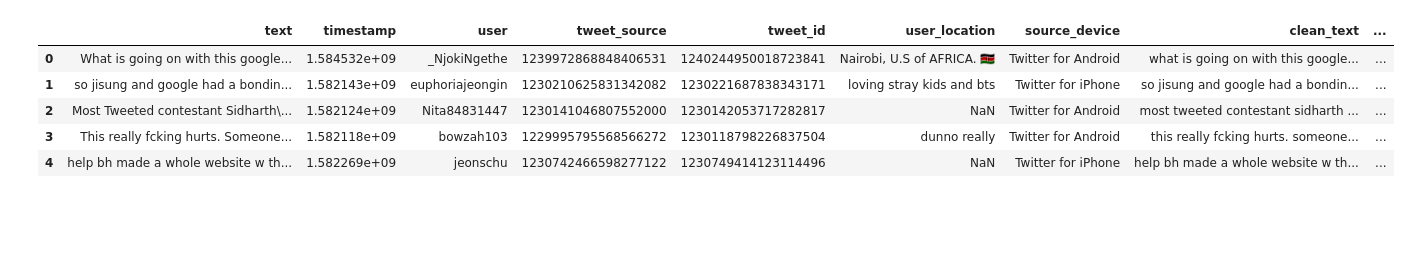
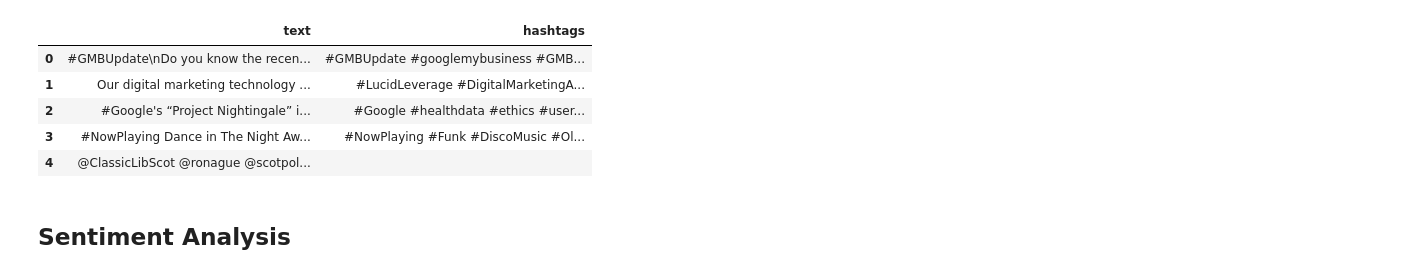
Before and after one commit to mukuz97/twitter_sentiment_analysis, a Jupyter notebook: Analysis/Analysis.ipynb, the cells around one changed output. Saved outputs shown, nothing was run; the diff lists cells and outputs as text; code cells hidden in the pictures; blank space fills up the shorter version.

```diff
--- a/Analysis/Analysis.ipynb
+++ b/Analysis/Analysis.ipynb
@@ -7,9 +8,10 @@ import re
 # %%
-IS_SAMPLE_ANALYSIS = True
+IS_SAMPLE_ANALYSIS = False
 TARGET = 'google'
 if IS_SAMPLE_ANALYSIS:
-    TARGET = 'sample_' + TARGET
+    TARGET += '_sample'
+FIGURE_SIZE = (12,7)
 # %%
 cols = ['text','timestamp','user','tweet_source','tweet_id','user_location','source_device']
-tweets = pd.read_csv('../data/google_sample.csv', names=cols)
+tweets = pd.read_csv('../data/' + TARGET + '.csv', names=cols)
 # %%
@@ -140,11 +145,13 @@ def get_hashtags(text):
 # %%
 tweets['hashtags'] = tweets['text'].apply(lambda x: get_hashtags(x))
 # %%
-tweets.head()
+tweets[['text','hashtags']].head()
 # %% [output]
-|  | text | timestamp | user | tweet_source | tweet_id | user_location | source_device | clean_text | ... |
-| 0 | What is going on with this google... | 1.584532e+09 | _NjokiNgethe | 1239972868848406531 | 1240244950018723841 | Nairobi, U.S of AFRICA. 🇰🇪 | Twitter for Android | what is going on with this google... | ... |
-| 1 | so jisung and google had a bondin... | 1.582143e+09 | euphoriajeongin | 1230210625831342082 | 1230221687838343171 | loving stray kids and bts | Twitter for iPhone | so jisung and google had a bondin... | ... |
-| 2 | Most Tweeted contestant Sidharth\... | 1.582124e+09 | Nita84831447 | 1230141046807552000 | 1230142053717282817 | NaN | Twitter for Android | most tweeted contestant sidharth ... | ... |
-| 3 | This really fcking hurts. Someone... | 1.582118e+09 | bowzah103 | 1229995795568566272 | 1230118798226837504 | dunno really | Twitter for Android | this really fcking hurts. someone... | ... |
-| 4 | help bh made a whole website w th... | 1.582269e+09 | jeonschu | 1230742466598277122 | 1230749414123114496 | NaN | Twitter for iPhone | help bh made a whole website w th... | ... |
+|  | text | hashtags |
+| 0 | #GMBUpdate\nDo you know the recen... | #GMBUpdate #googlemybusiness #GMB... |
+| 1 | Our digital marketing technology ... | #LucidLeverage #DigitalMarketingA... |
+| 2 | #Google's “Project Nightingale” i... | #Google #healthdata #ethics #user... |
+| 3 | #NowPlaying Dance in The Night Aw... | #NowPlaying #Funk #DiscoMusic #Ol... |
+| 4 | @ClassicLibScot @ronague @scotpol... |  |
+# %% [markdown]
+## Sentiment Analysis
```
Also changed, not shown: parts of 29 cells of this notebook, 2 other files.
